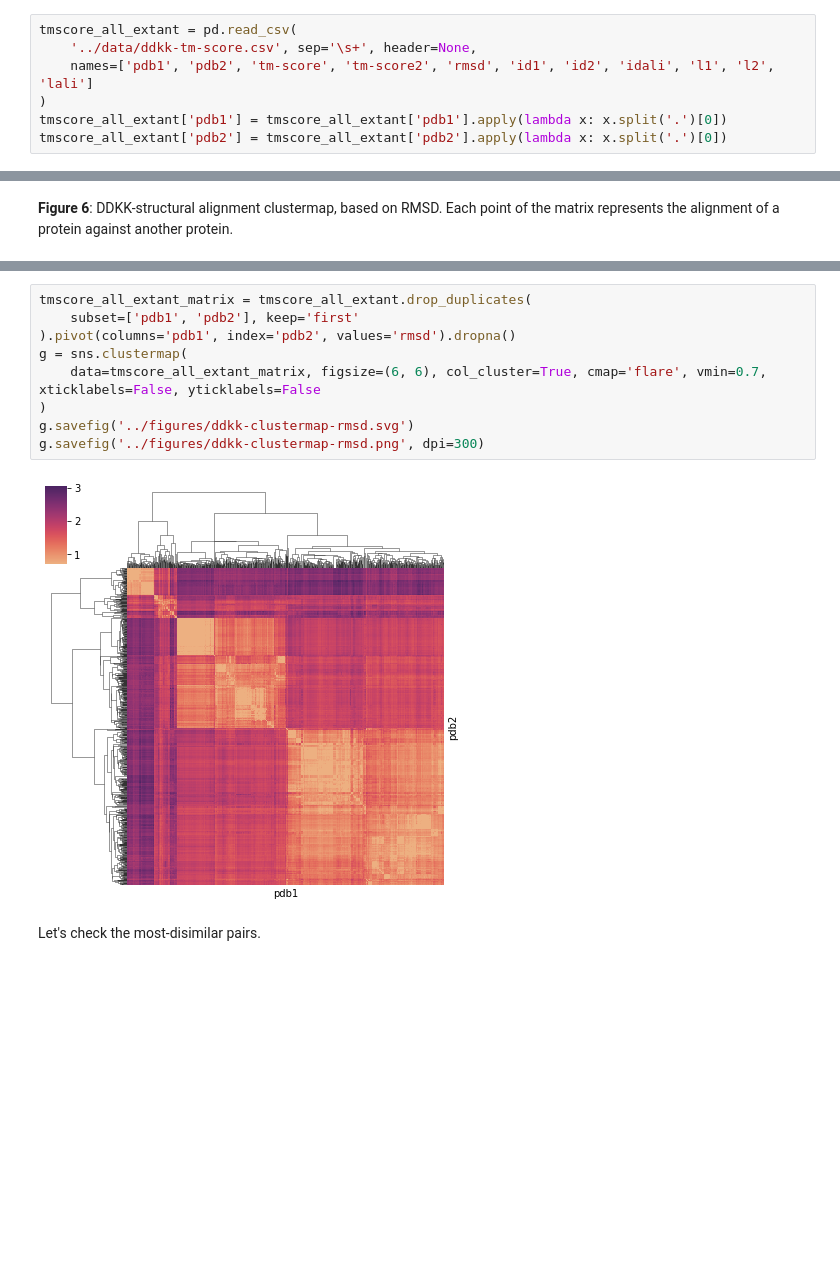
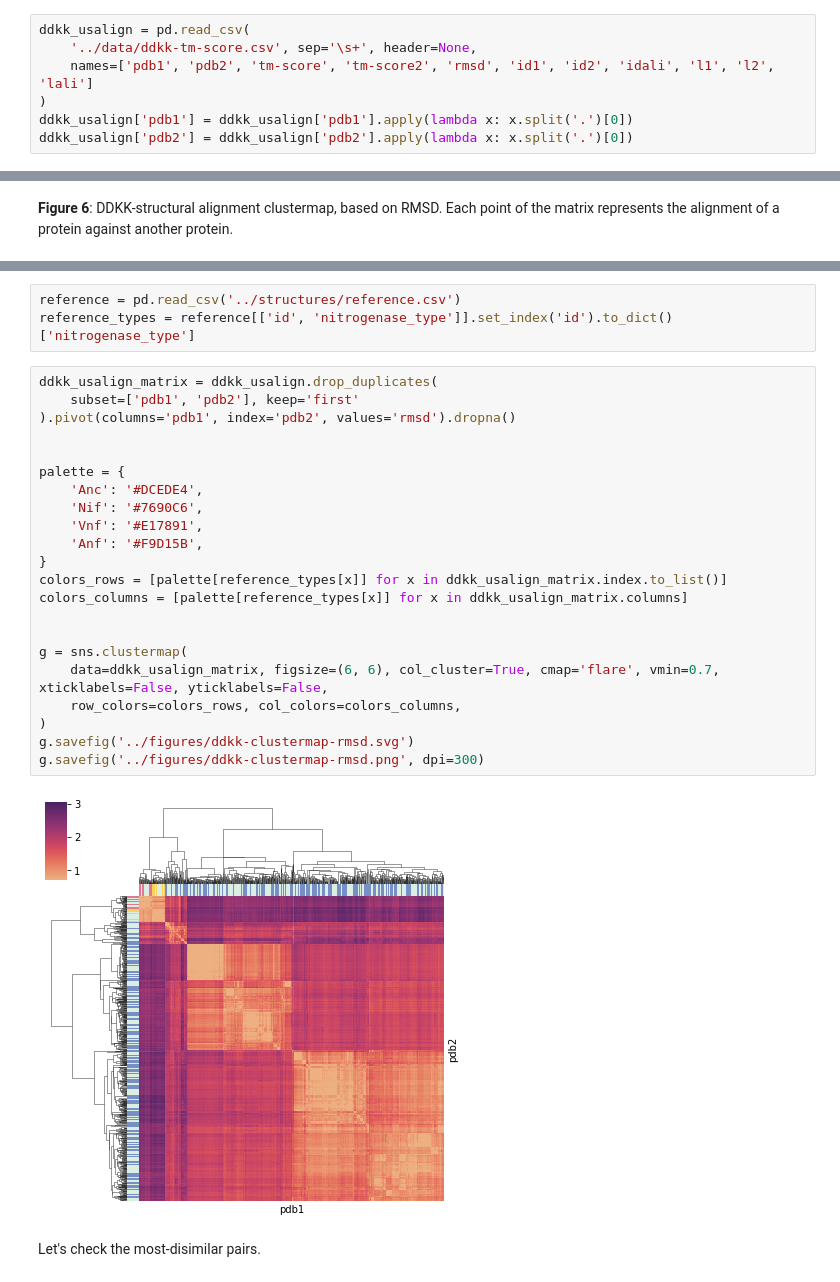
Before and after one commit to kacarlab/nif-structures, a Jupyter notebook: notebooks/04-structural-alignment.ipynb, the cells around one changed output, grey strips where cells are left out. Drawn from its saved outputs; the diff is of its cells as text; blank space fills up the shorter version.

```diff
--- a/notebooks/04-structural-alignment.ipynb
+++ b/notebooks/04-structural-alignment.ipynb
@@ -17,11 +18,11 @@ import networkx as nx
 plt.rcParams['svg.fonttype'] = 'none'
 # %%
-tmscore_all_extant = pd.read_csv(
+ddkk_usalign = pd.read_csv(
     '../data/ddkk-tm-score.csv', sep='\s+', header=None,
     names=['pdb1', 'pdb2', 'tm-score', 'tm-score2', 'rmsd', 'id1', 'id2', 'idali', 'l1', 'l2', 'lali']
 )
-tmscore_all_extant['pdb1'] = tmscore_all_extant['pdb1'].apply(lambda x: x.split('.')[0])
-tmscore_all_extant['pdb2'] = tmscore_all_extant['pdb2'].apply(lambda x: x.split('.')[0])
+ddkk_usalign['pdb1'] = ddkk_usalign['pdb1'].apply(lambda x: x.split('.')[0])
+ddkk_usalign['pdb2'] = ddkk_usalign['pdb2'].apply(lambda x: x.split('.')[0])
 # %% [markdown]
 **Figure 1**: Distribution of TM-scores across the DDKK all-vs-all structural alignment.
 # %%
@@ -89,14 +106,30 @@ g.savefig('../figures/ddkk-clustermap-tmscore.png', dpi=300)
+# %%
+reference = pd.read_csv('../structures/reference.csv')
+reference_types = reference[['id', 'nitrogenase_type']].set_index('id').to_dict()['nitrogenase_type']
 # %%
-tmscore_all_extant_matrix = tmscore_all_extant.drop_duplicates(
+ddkk_usalign_matrix = ddkk_usalign.drop_duplicates(
     subset=['pdb1', 'pdb2'], keep='first'
 ).pivot(columns='pdb1', index='pdb2', values='rmsd').dropna()
+
+
+palette = {
+    'Anc': '#DCEDE4',
+    'Nif': '#7690C6',
+    'Vnf': '#E17891',
+    'Anf': '#F9D15B',
+}
+colors_rows = [palette[reference_types[x]] for x in ddkk_usalign_matrix.index.to_list()]
+colors_columns = [palette[reference_types[x]] for x in ddkk_usalign_matrix.columns]
+
+
 g = sns.clustermap(
-    data=tmscore_all_extant_matrix, figsize=(6, 6), col_cluster=True, cmap='flare', vmin=0.7, xticklabels=False, yticklabels=False
+    data=ddkk_usalign_matrix, figsize=(6, 6), col_cluster=True, cmap='flare', vmin=0.7, xticklabels=False, yticklabels=False,
+    row_colors=colors_rows, col_colors=colors_columns,
 )
 g.savefig('../figures/ddkk-clustermap-rmsd.svg')
 g.savefig('../figures/ddkk-clustermap-rmsd.png', dpi=300)
 # %% [output]
-[figure, old version]
+[figure, new version]
 # %% [markdown]
 Let's check the most-disimilar pairs.
 # %%
```
Also changed, not shown: parts of 33 cells of this notebook, 11 other files.
